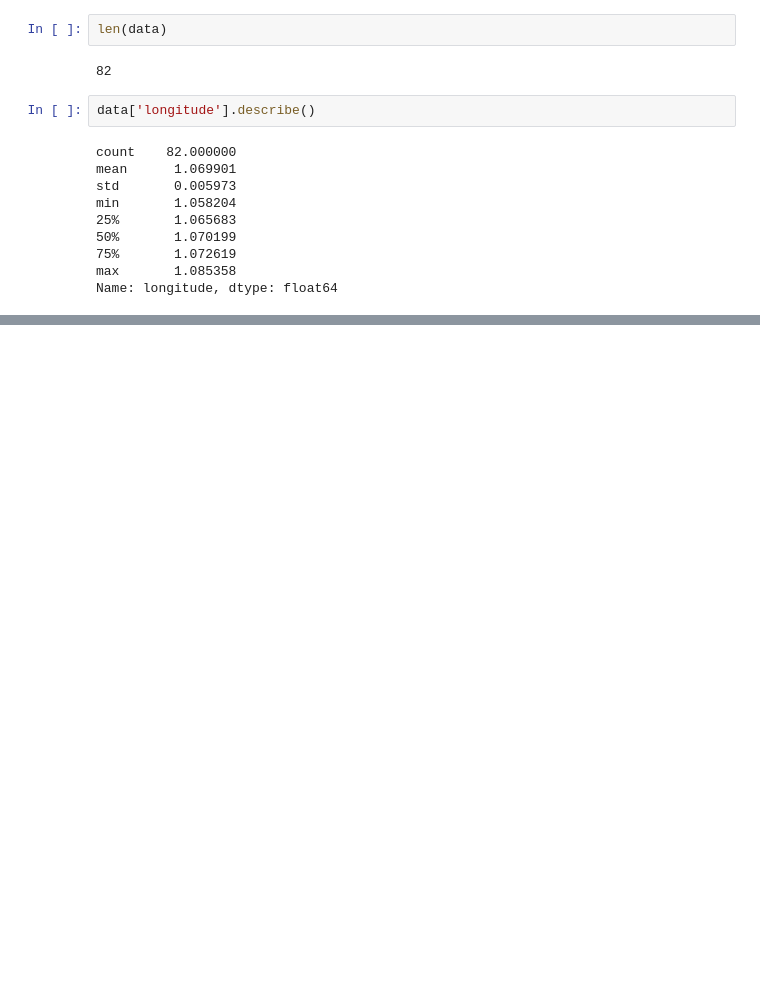
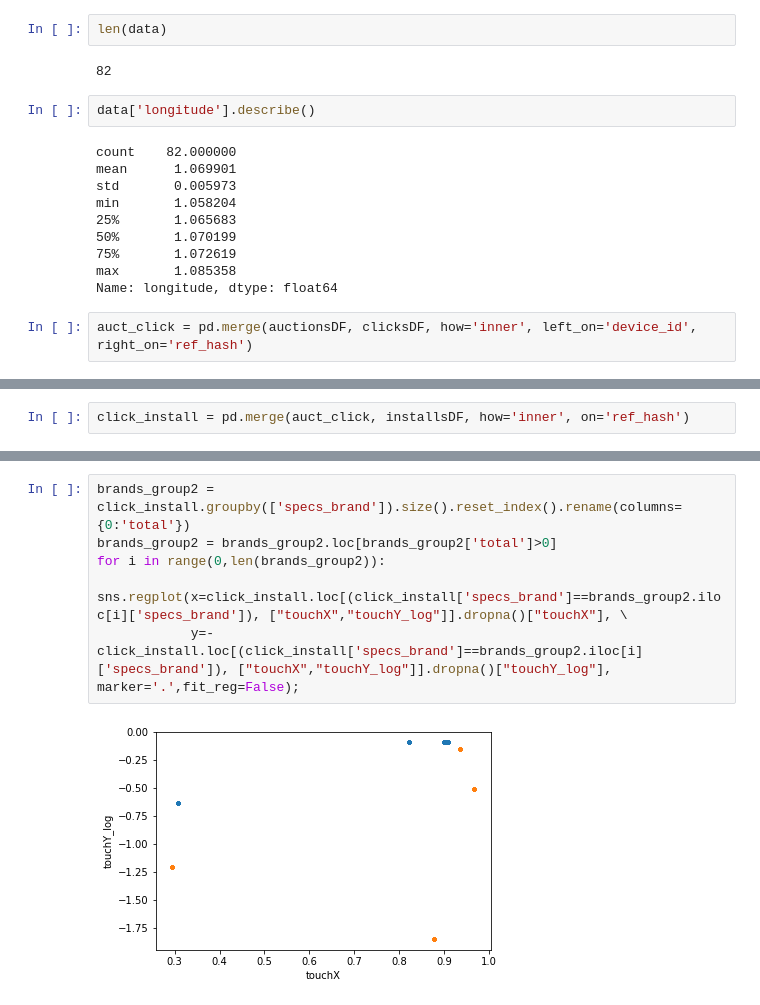
Before and after one commit to bebetosaba/7506-datos-1C2019, a Jupyter notebook: TP1/analisis.ipynb, the cells around one changed output, grey strips where cells are left out. Drawn from its saved outputs; the diff is of its cells as text; blank space fills up the shorter version.

```diff
--- a/TP1/analisis.ipynb
+++ b/TP1/analisis.ipynb
@@ -340,3 +356,5 @@ min       1.058204
 75%       1.072619
 max       1.085358
 Name: longitude, dtype: float64
+# %%
+auct_click = pd.merge(auctionsDF, clicksDF, how='inner', left_on='device_id', right_on='ref_hash')
@@ -343,2 +371,4 @@ Name: longitude, dtype: float64
+# %%
+click_install = pd.merge(auct_click, installsDF, how='inner', on='ref_hash')
 # %%
 # %% [output]
@@ -350,0 +386,8 @@ Name: longitude, dtype: float64
+# %%
+brands_group2 = click_install.groupby(['specs_brand']).size().reset_index().rename(columns={0:'total'})
+brands_group2 = brands_group2.loc[brands_group2['total']>0]
+for i in range(0,len(brands_group2)):
+    sns.regplot(x=click_install.loc[(click_install['specs_brand']==brands_group2.iloc[i]['specs_brand']), ["touchX","touchY_log"]].dropna()["touchX"], \
+            y=-click_install.loc[(click_install['specs_brand']==brands_group2.iloc[i]['specs_brand']), ["touchX","touchY_log"]].dropna()["touchY_log"], marker='.',fit_reg=False);
+# %% [output]
+[figure, added]
```
Also changed, not shown: parts of 12 cells of this notebook.
